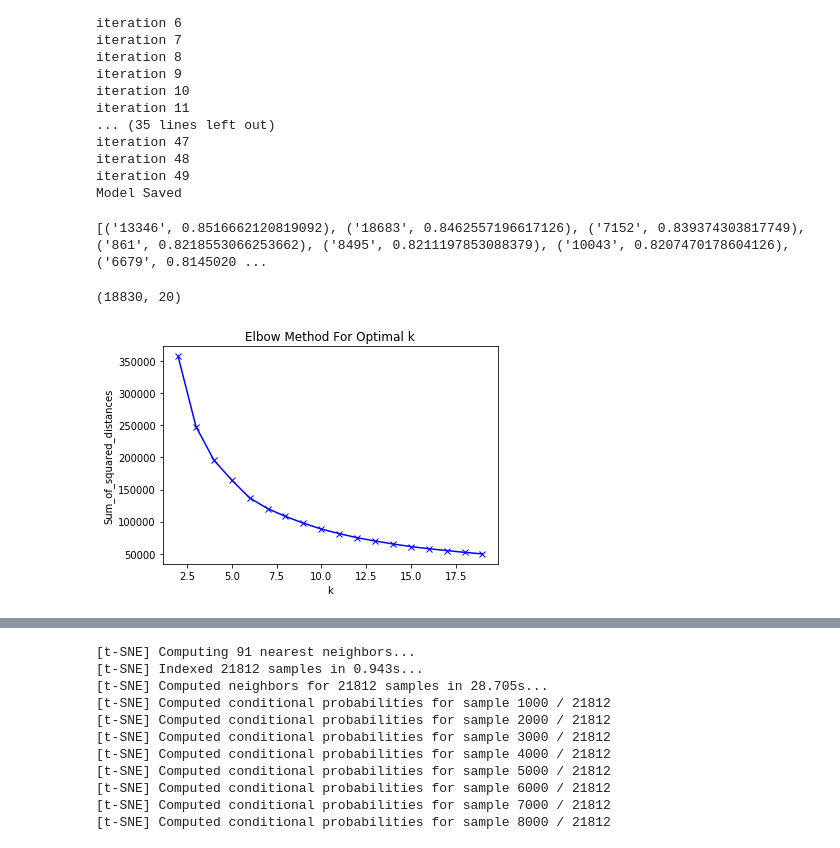
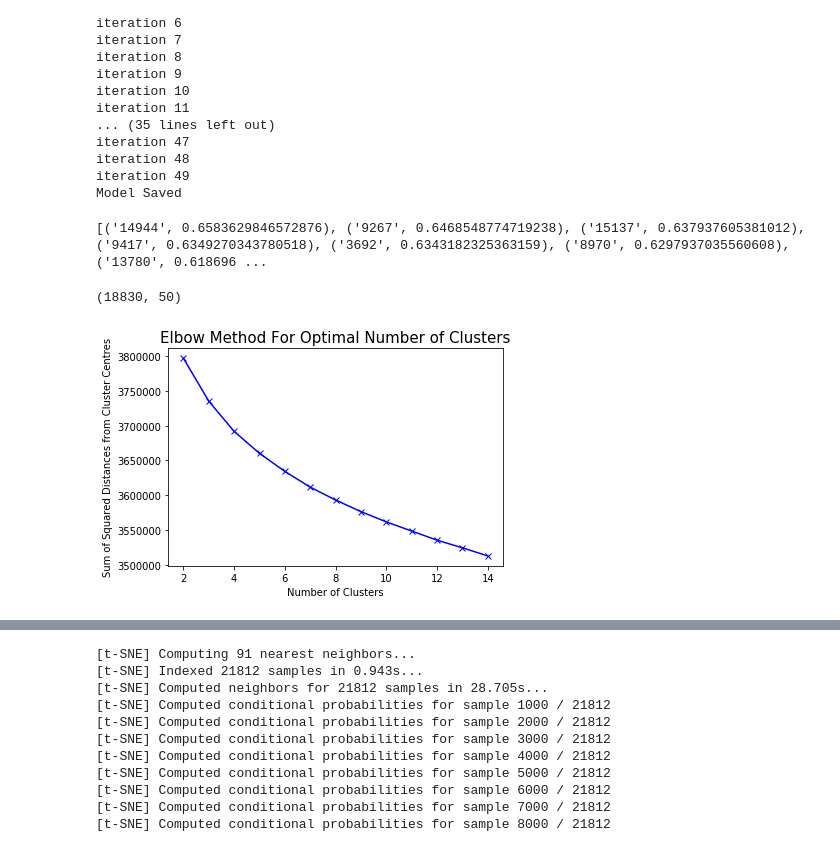
Before and after one commit to policyglot/hw03-1, a Jupyter notebook: Gensim_Experiment.ipynb, the cells around one changed output, grey strips where cells are left out. Drawn from its saved outputs; the diff is of its cells as text; code cells hidden in the pictures.

```diff
--- a/Gensim_Experiment.ipynb
+++ b/Gensim_Experiment.ipynb
@@ -60,7 +60,7 @@ Model Saved
 # %%
 from gensim.models.doc2vec import Doc2Vec
 
-model= Doc2Vec.load("d3v.model")
+model= Doc2Vec.load("dv_50.model")
 #to find the vector of a document which is not in training data
 #test_data = word_tokenize("I love chatbots".lower())
 #v1 = model.infer_vector(test_data)
@@ -70,11 +70,11 @@ model= Doc2Vec.load("d3v.model")
 similar_doc = model.docvecs.most_similar('0')
 print(similar_doc)
 # %% [output]
-[('13346', 0.8516662120819092), ('18683', 0.8462557196617126), ('7152', 0.839374303817749), ('861', 0.8218553066253662), ('8495', 0.8211197853088379), ('10043', 0.8207470178604126), ('6679', 0.8145020 ...
+[('14944', 0.6583629846572876), ('9267', 0.6468548774719238), ('15137', 0.637937605381012), ('9417', 0.6349270343780518), ('3692', 0.6343182325363159), ('8970', 0.6297937035560608), ('13780', 0.618696 ...
 # %%
 model.docvecs.vectors_docs.shape
 # %% [output]
-(18830, 20)
+(18830, 50)
 # %%
 from sklearn.cluster import KMeans
 from sklearn.decomposition import PCA
@@ -88,13 +88,13 @@ for k in K:
     km = km.fit(X)
     Sum_of_squared_distances.append(km.inertia_)
 # %%
-plt.plot(K, ssd, 'bx-')
-plt.xlabel('k')
-plt.ylabel('Sum_of_squared_distances')
-plt.title('Elbow Method For Optimal k')
-plt.show()
+plt.plot(K, Sum_of_squared_distances, 'bx-')
+plt.xlabel('Number of Clusters')
+plt.ylabel('Sum of Squared Distances from Cluster Centres')
+plt.title('Elbow Method For Optimal Number of Clusters', fontsize=15)
+plt.savefig('Elbow_Plot.png', bbox_inches='tight')
 # %% [output]
-[figure, old version]
+[figure, new version]
 # %%
 num_clusters = 4
 num_seeds = 4
```
Also changed, not shown: parts of 2 cells of this notebook, 3 other files.
